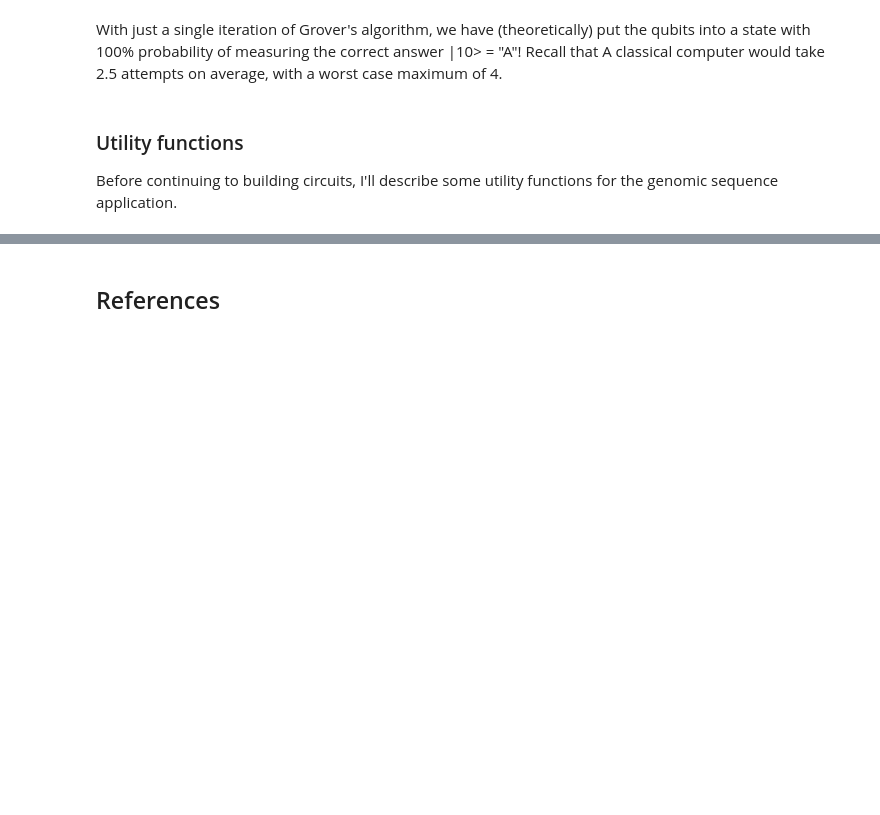
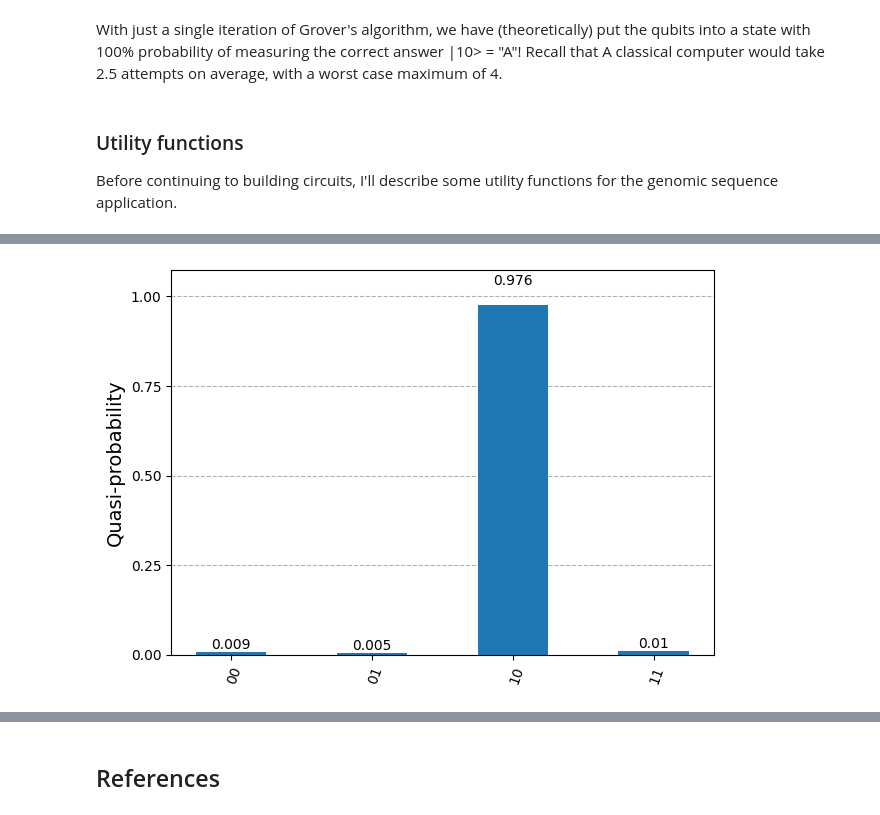
Before and after one commit to AThomsonSMC/uri-qc, a Jupyter notebook: genomic_grover/genomic_grover.ipynb, the cells around one changed output, grey strips where cells are left out. Drawn from its saved outputs; the diff is of its cells as text; code cells hidden in the pictures; blank space fills up the shorter version.

```diff
--- a/genomic_grover/genomic_grover.ipynb
+++ b/genomic_grover/genomic_grover.ipynb
@@ -257,2 +275,14 @@ def build_genomic_grover(search_seqs, ref_str):
+# %%
+"""Transpiles a circuit to run on real hardware and returns the sampler counts"""
+def run_quantum(qc, pm, sampler):
+    # Transpile for real hardware
+    transp_qc = pm.run(qc)
+
+    # Run on real hardware
+    sampler.options.default_shots = 1_000
+    result = sampler.run([transp_qc]).result()
+
+    # Return the counts
+    return result[0].data.meas.get_counts()
 # %% [markdown]
 ## Example Circuit
@@ -262,7 +291,16 @@ from constants import REFERENCE_GENOMES
 # %%
-# Initialize local simulator
+# Initialize local simulator and setup backend for real hardware
 from qiskit_aer import AerSimulator
+from qiskit.transpiler.preset_passmanagers import generate_preset_pass_manager
 
 sim_sampler = AerSimulator()
+
+# select the backend with the fewest number of jobs in the queue
+service = QiskitRuntimeService(channel="ibm_quantum")
+backend = service.least_busy(operational=True, simulator=False)
+backend.name
+real_sampler = Sampler(mode=backend)
+target = backend.target
+pm = generate_preset_pass_manager(target=target, optimization_level=3)
 # %%
 # Setup trivial example
@@ -274,0 +323,6 @@ trivial_search_bstr = _convert_bp_seq_to_bstr(trivial_search)
+# %%
+# Run on real hardware to check results
+real_counts = run_quantum(example_qc, pm, real_sampler)
+plot_distribution(real_counts)
+# %% [output]
+[figure, added]
```
Also changed, not shown: parts of 38 cells of this notebook, 2 other files.
